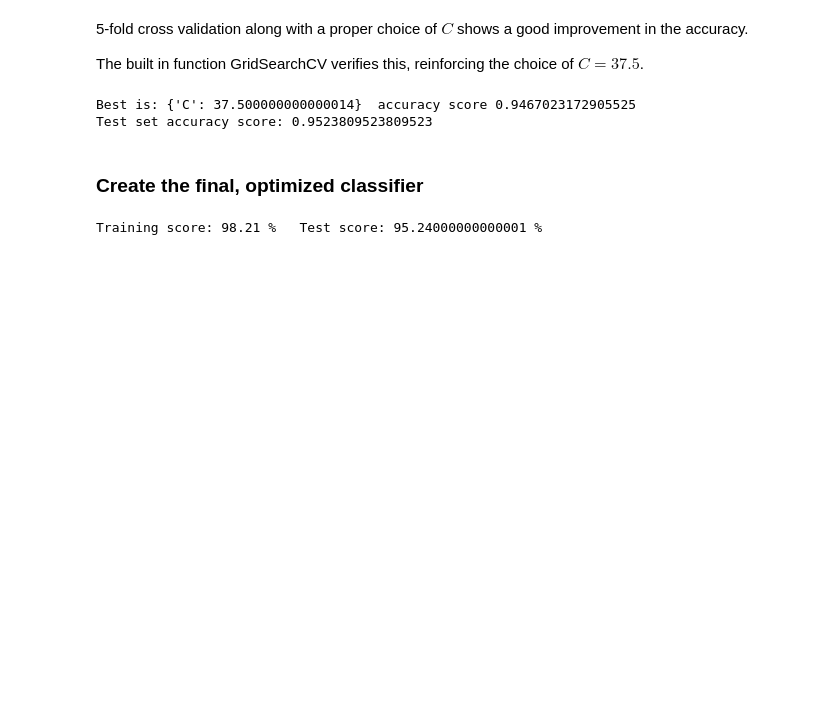
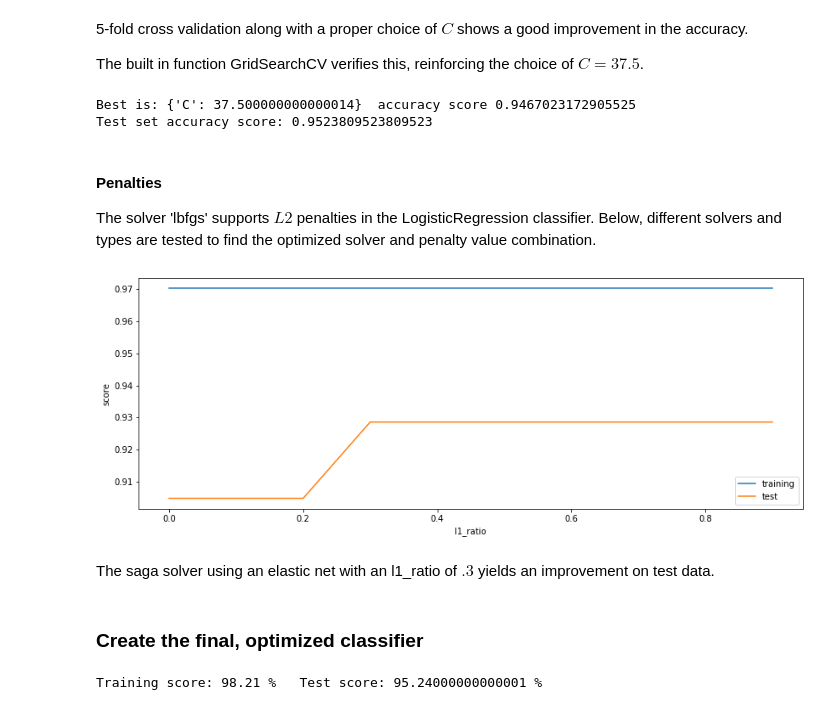
Before and after one commit to nanodoc2020/Springboard, a Jupyter notebook: Capstone-Project1/Code/Logistic_Regression_Model.ipynb, the cells around one changed output. Drawn from its saved outputs; the diff is of its cells as text; code cells hidden in the pictures; blank space fills up the shorter version.

```diff
--- a/Capstone-Project1/Code/Logistic_Regression_Model.ipynb
+++ b/Capstone-Project1/Code/Logistic_Regression_Model.ipynb
@@ -189,6 +178,32 @@ print('Test set accuracy score:',accuracy)
 # %% [output]
 Best is: {'C': 37.500000000000014}  accuracy score 0.9467023172905525
 Test set accuracy score: 0.9523809523809523
+# %% [markdown]
+#### Penalties
+
+The solver 'lbfgs' supports $L2$ penalties in the LogisticRegression classifier. Below, different solvers and types are tested to find the optimized solver and penalty value combination.
+# %%
+train_score_list = []
+test_score_list = []
+lst = np.arange(0, 1, .1)
+for rat in lst:
+    clf3 = LogisticRegression(solver='saga', penalty='elasticnet', l1_ratio=rat, C=37.5, max_iter=7000)
+    clf3.fit(X_train, y_train)
+    train_score = clf3.score(X_train, y_train)
+    test_score = clf3.score(X_test, y_test)
+    train_score_list.append(train_score)
+    test_score_list.append(test_score)
+# %%
+_=plt.figure(figsize=(14,5))
+_=plt.plot(lst, train_score_list)
+_=plt.plot(lst, test_score_list)
+_=plt.legend(['training','test'])
+_=plt.xlabel('l1_ratio')
+_=plt.ylabel('score')
+# %% [output]
+[figure, added]
+# %% [markdown]
+The saga solver using an elastic net with an l1_ratio of $.3$ yields an improvement on test data.
 # %% [markdown]
 ### Create the final, optimized classifier
 # %%
```
Also changed, not shown: parts of 28 cells of this notebook.
